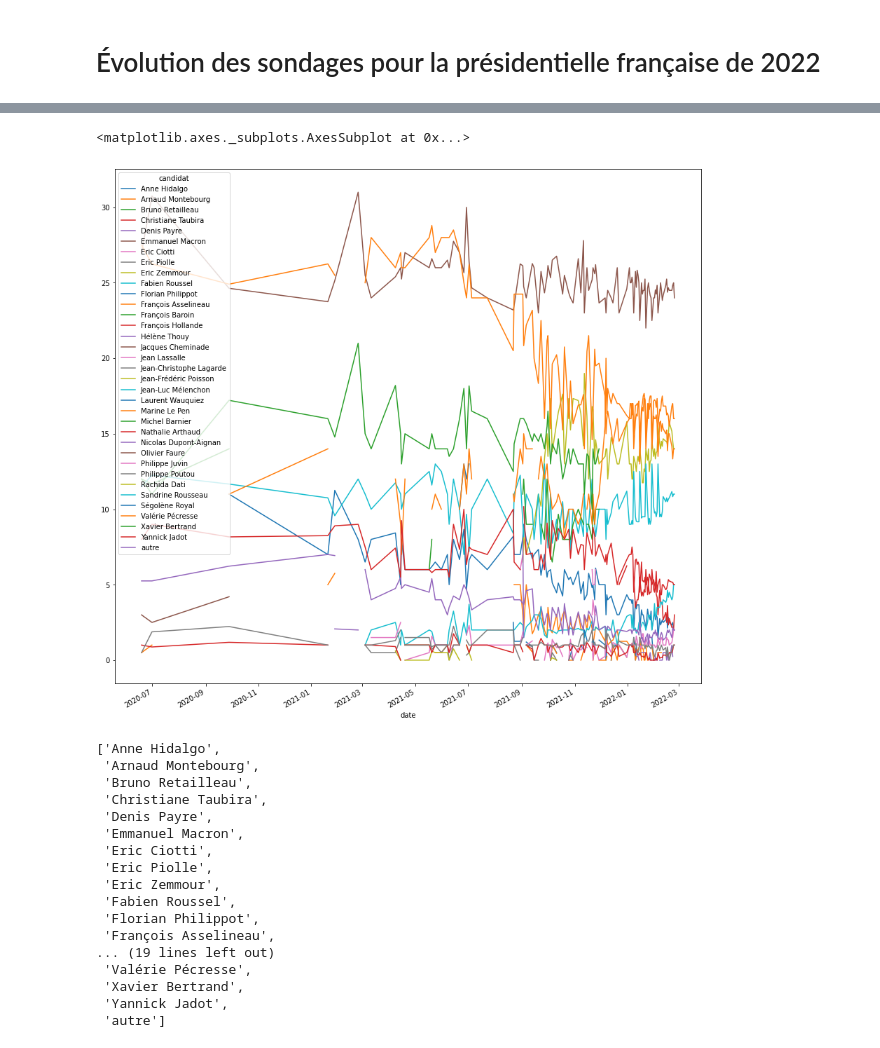
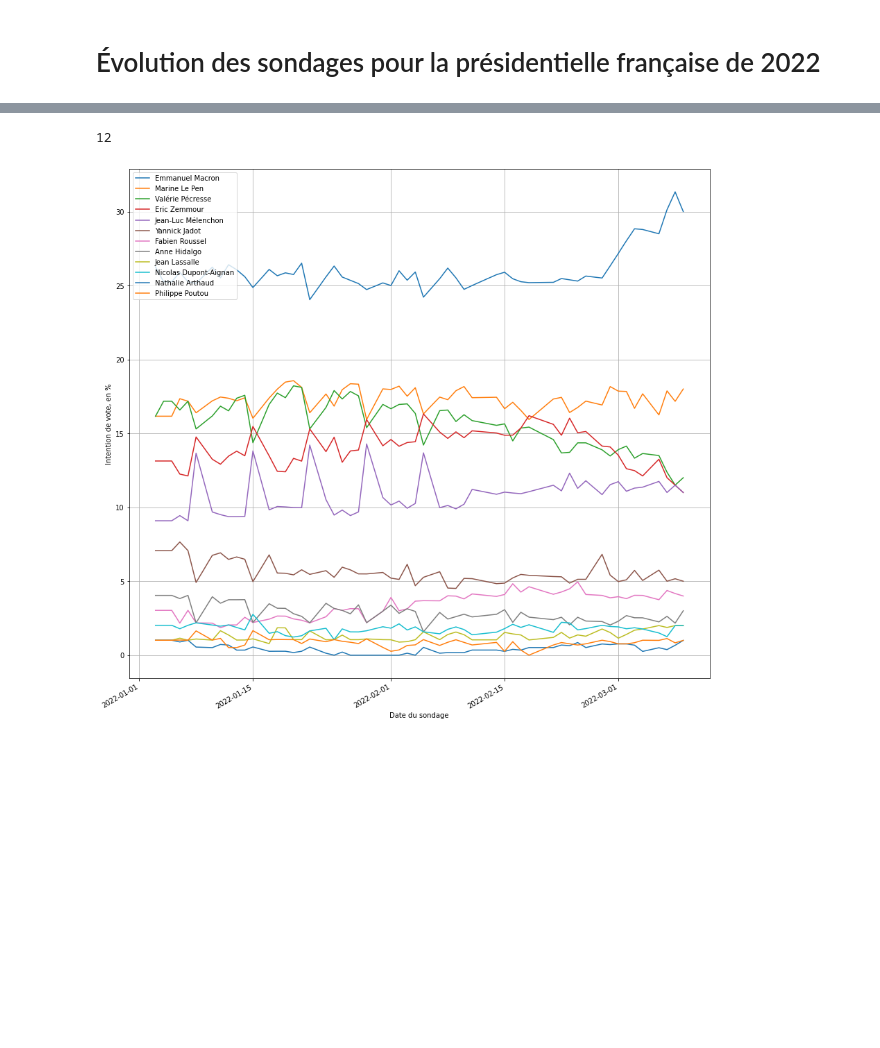
Before and after one commit to tjbtjbtjb/Vrac, a Jupyter notebook: SondagesPresidentielle2022.ipynb, the cells around one changed output, grey strips where cells are left out. Cells and saved outputs as stored; diff of their text form; code cells hidden in the pictures; blank space fills up the shorter version.

```diff
--- a/SondagesPresidentielle2022.ipynb
+++ b/SondagesPresidentielle2022.ipynb
@@ -2,7 +2,9 @@
 # Évolution des sondages pour la présidentielle française de 2022
 # %%
 import pandas as pd
+import datetime
 z=pd.read_csv("https://github.com/nsppolls/nsppolls/raw/master/presidentielle.csv")
 z["date"]=pd.to_datetime(z.fin_enquete)
 z=z[z.tour=="Premier tour"][["date","candidat","intentions"]]
 z=pd.pivot_table(z, index=['date'], columns='candidat', values='intentions') # mise en forme
+z=z.reset_index()
@@ -31,25 +11,26 @@ z["Emmanuel Macron"].plot() # Un exemple parmi d'autres
-# %%
-z.plot(figsize=(15,15)) # pour l'ensemble des hypothétiques ou réels candidats
-# %% [output]
-<matplotlib.axes._subplots.AxesSubplot at 0x...>
-[figure, removed]
-# %%
-z.columns.to_list() # Listing
-# %% [output]
-['Anne Hidalgo',
- 'Arnaud Montebourg',
- 'Bruno Retailleau',
- 'Christiane Taubira',
- 'Denis Payre',
- 'Emmanuel Macron',
- 'Eric Ciotti',
- 'Eric Piolle',
- 'Eric Zemmour',
- 'Fabien Roussel',
- 'Florian Philippot',
- 'François Asselineau',
-... (19 lines left out)
- 'Valérie Pécresse',
- 'Xavier Bertrand',
- 'Yannick Jadot',
- 'autre']
+# %%
+liste_retenue=['Anne Hidalgo', 'Emmanuel Macron','Eric Zemmour', 'Fabien Roussel', 'Jean Lassalle','Jean-Luc Mélenchon', 'Marine Le Pen','Nathalie Arthaud', 'Nicolas Dupont-Aignan', 'Philippe Poutou', 'Valérie Pécresse', 'Yannick Jadot']
+len(liste_retenue)
+# %% [output]
+12
+# %%
+z=z[z.date>datetime.datetime(2022,1,1)].set_index("date")
+z=z[liste_retenue]
+z['tot']=z.sum(axis=1)
+# renormalisation pour les seuls retenus
+for c in z.columns:
+    if c=='tot':
+        continue
+    z[c]=z[c]/z.tot*100
+# %%
+# ordonnancement en fonction des dernières intensions de vote
+liste_ordonnee=list(z[z.index==z.index.max()][liste_retenue].transpose().sort_values(by=z.index.max(),ascending=False).index)
+
+ax=z[liste_ordonnee].plot(figsize=(15,15))
+ax.legend(loc='upper left')
+
+ax.set_ylabel('Intention de vote, en %')
+ax.set_xlabel('Date du sondage')
+ax.grid()
+# %% [output]
+[figure, added]
```
Also changed, not shown: parts of 2 cells of this notebook, 1 other file.
